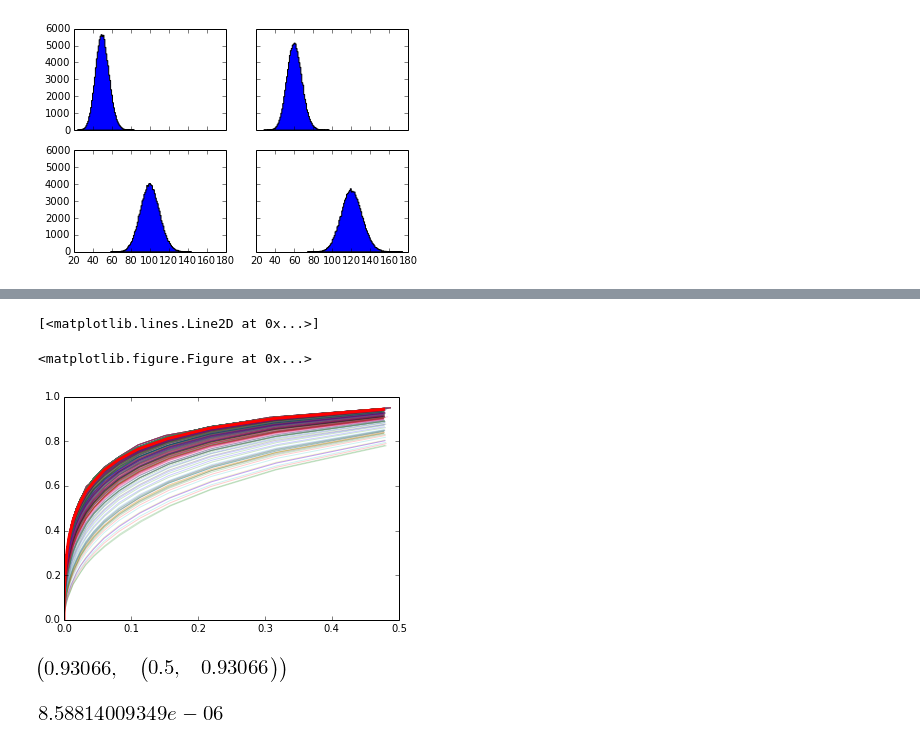
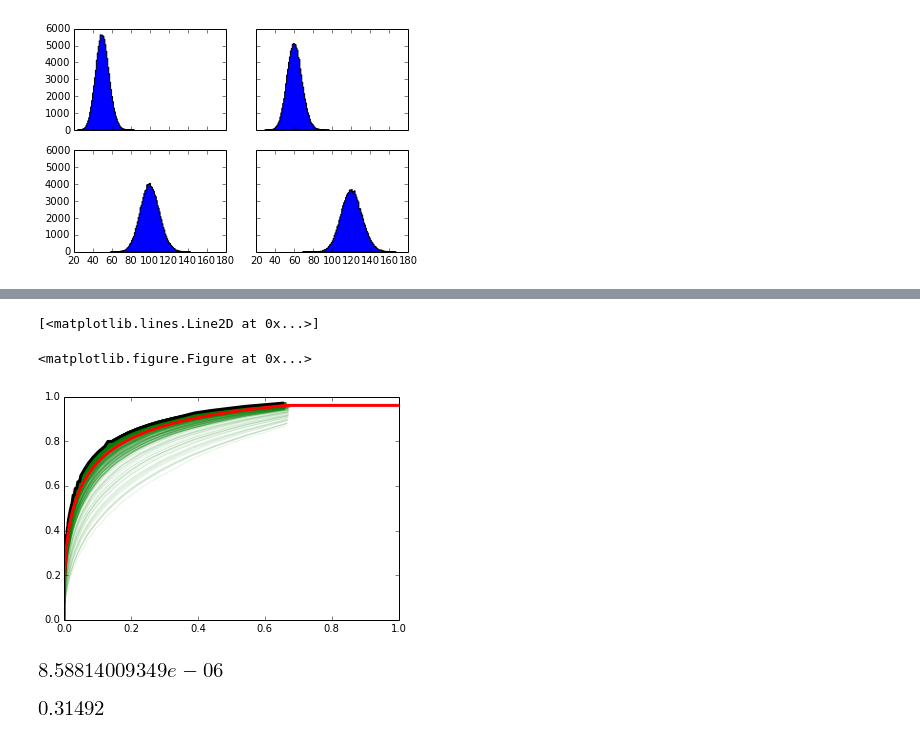
Before and after one commit to lukasheinrich/code-snippets, a Jupyter notebook: DGSSfast.ipynb, the cells around one changed output, grey strips where cells are left out. Saved outputs shown, nothing was run; the diff lists cells and outputs as text; code cells hidden in the pictures.

```diff
--- a/DGSSfast.ipynb
+++ b/DGSSfast.ipynb
@@ -55,7 +55,7 @@ def q0_twoBin_DGSS(n1,n2,b1,b2,s1,s2):
 def get_roc(sb_n1,sb_n2,b_n1,b_n2,b1,b2,s1,s2):
     sb_q0, b_q0 = [q0_twoBin_DGSS(n1,n2,b1,b2,s1,s2) for n1,n2 in [(sb_n1,sb_n2), (b_n1,b_n2)]]
 
-    b_histo,b,_ = plt.hist(b_q0, bins = np.linspace(0,50,100), alpha = 0.5, color = 'b')
+    b_histo,b,_ = plt.hist(b_q0, bins = 100, alpha = 0.5, color = 'b')
     sb_histo,b,_ = plt.hist(sb_q0, bins = b, alpha = 0.5, color = 'r')
 
     integral_b = 1-np.cumsum(b_histo)/np.sum(b_histo)
@@ -88,3 +88,4 @@ rocdata_run1toys = [get_roc(sb_n1,sb_n2,b_n1,b_n2,b1,b2,s1,s2) for s1,s2 in zip(
 # %%
+s1,s2 = 10,20
 rocdata_truth = get_roc(sb_n1,sb_n2,b_n1,b_n2,b1,b2,s1,s2)
 # %% [output]
@@ -91,0 +98,13 @@ rocdata_truth = get_roc(sb_n1,sb_n2,b_n1,b_n2,b1,b2,s1,s2)
+# %%
+def rocfunc(rocdata):
+    a = zip(rocdata[0],rocdata_truth[1])
+    sorted_a = sorted(a,key = lambda x:x[0])
+    back = zip(*sorted_a)
+    def roc(x):
+        return np.interp(x,back[0],back[1])
+    return roc
+# %%
+rocfuncs = [rocfunc(rocdata) for rocdata in rocdata_run1toys]
+rocslices = [(x,[roc(x) for roc in rocfuncs]) for x in np.logspace(-5,0,1000)]
+
+means = [(x,np.mean(slic)) for x,slic in rocslices]
@@ -92,11 +123,13 @@ rocdata_truth = get_roc(sb_n1,sb_n2,b_n1,b_n2,b1,b2,s1,s2)
 # %%
 plt.clf()
 plt.figure()
+#plt.loglog()
 for rocdata in rocdata_run1toys:
-    plt.plot(*rocdata, lw = 1, alpha = 0.2)
+    plt.plot(*rocdata, lw = 1, alpha = 0.1, color = 'green')
 
-plt.plot(*rocdata_truth, lw = 3, color = 'red')
+plt.plot(*rocdata_truth, lw = 3, color = 'black')
+plt.plot(*zip(*means), lw = 3, color = 'red')
 # %% [output]
 [<matplotlib.lines.Line2D at 0x...>]
 <matplotlib.figure.Figure at 0x...>
-[figure, old version]
+[figure, new version]
@@ -111,10 +136,3 @@ def rocfunc(rocdata):
-# %%
-rocfuncs = [rocfunc(rocdata) for rocdata in rocdata_run1toys]
-means = [(x,np.mean([roc(x) for roc in rocfuncs])) for x in np.linspace(0,0.5,20)]
-
-rocfunc(rocdata_truth)(0.5),means[-1]
-# %% [output]
-[figure, removed]
 # %%
 import scipy.stats
 # %%
@@ -130,3 +148,7 @@ pdf = sijpdf(10,10)
 pdf(1,4)
 # %% [output]
 [figure]
+# %%
+rocdata_truth[0][1]
+# %% [output]
+[figure, added]
```
Also changed, not shown: parts of 7 cells of this notebook.
